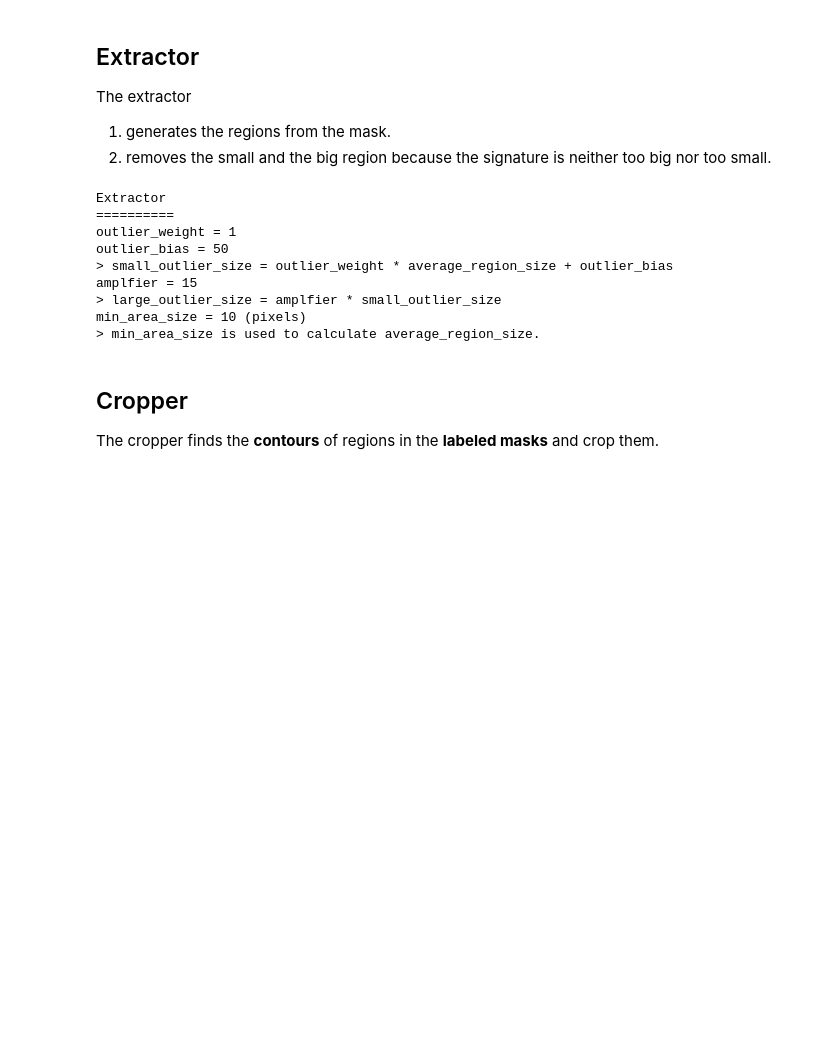
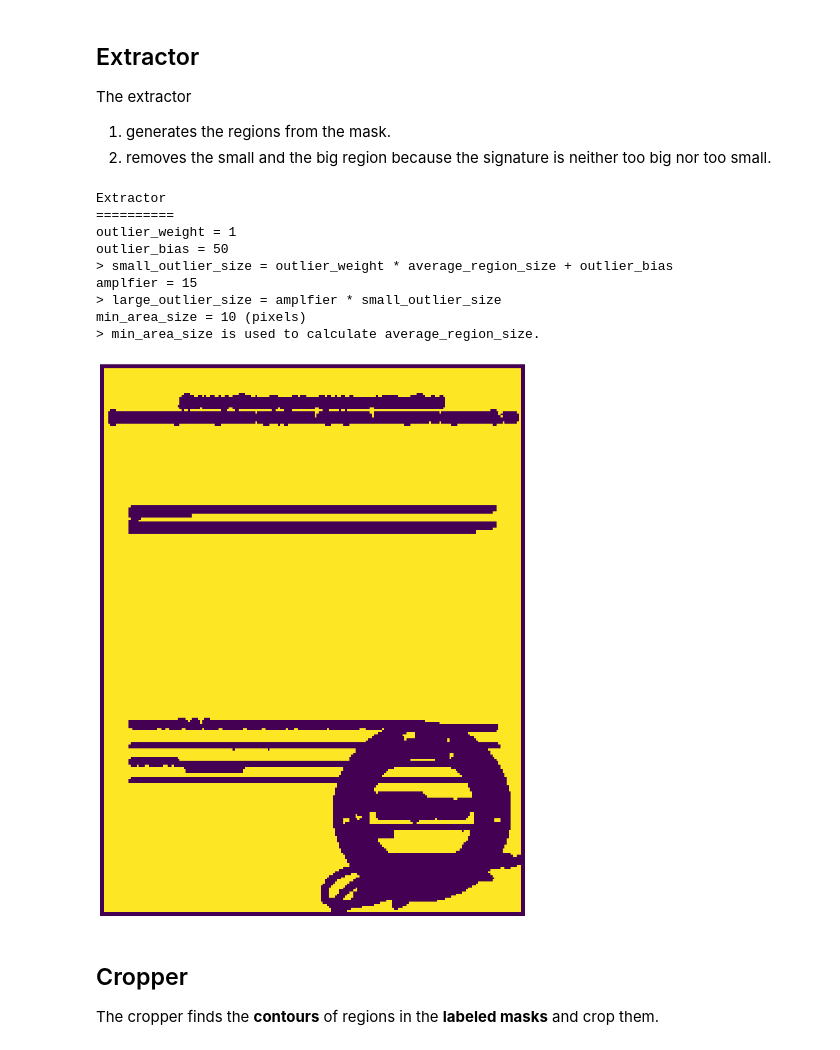
Before and after one commit to MyHorizonn/astra_best_neuro, a Jupyter notebook: for_tests.ipynb, the cells around one changed output. Drawn from its saved outputs; the diff is of its cells as text; code cells hidden in the pictures; blank space fills up the shorter version.

```diff
--- a/for_tests.ipynb
+++ b/for_tests.ipynb
@@ -198,8 +329,10 @@ min_area_size = 10 (pixels)
 > min_area_size is used to calculate average_region_size.
 # %%
 labeled_mask = extractor.extract(mask)
-#show_image(labeled_mask)
+show_image(labeled_mask)
 #plt.imsave('labeled_mask.png', labeled_mask)
+# %% [output]
+[figure, added]
 # %% [markdown]
 ## Cropper
 
```
Also changed, not shown: parts of 19 cells of this notebook, 17 other files.
